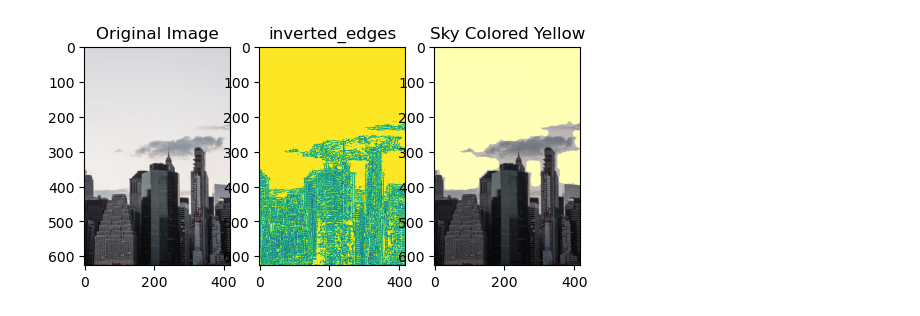
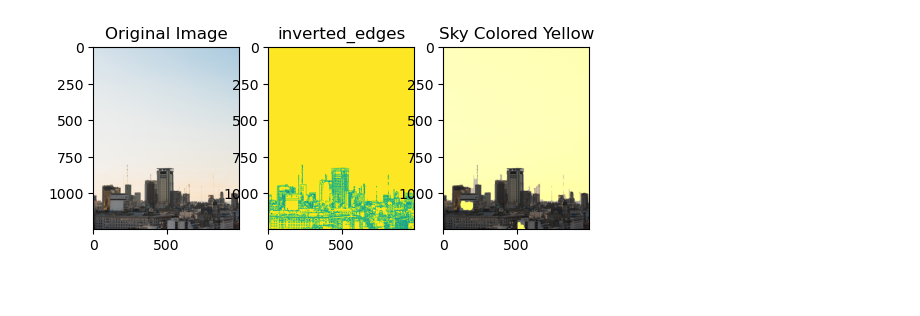
Before and after one commit to smileyround/Sky-Detection-in-Images---A-Computer-Vision-Approach, a Jupyter notebook: sky_final.ipynb, the cells around one changed output. Drawn from its saved outputs; the diff is of its cells as text; code cells hidden in the pictures.

```diff
--- a/sky_final.ipynb
+++ b/sky_final.ipynb
@@ -4,7 +4,7 @@ import numpy as np
 import matplotlib.pyplot as plt
 
 # Load the image
-image = cv2.imread('sky/4.jpeg')
+image = cv2.imread('sky/1.jpeg')
 
 # Convert to RGB
 image_rgb = cv2.cvtColor(image, cv2.COLOR_BGR2RGB)
@@ -17,36 +17,36 @@ upper_blue = np.array([255, 255, 255])
 sky_mask = cv2.inRange(image_rgb, lower_blue, upper_blue)
 
 # Find the edge and remove the edge from the sky
-edges = cv2.Canny(image_rgb,20,20)
+edges = cv2.Canny(image_rgb,100,100)
 inverted_edges = cv2.bitwise_not(edges)
 combined_mask = cv2.bitwise_and(sky_mask, inverted_edges)
 
 # Define a kernel size
 kernel_size = 20
 kernel = cv2.getStructuringElement(cv2.MORPH_ELLIPSE, (kernel_size, kernel_size))
 combined_mask_morpho = cv2.morphologyEx(combined_mask, cv2.MORPH_OPEN, kernel)
 
 # Create an image to apply the mask to
 colored_sky = np.zeros_like(image_rgb)
 colored_sky[np.where(combined_mask_morpho == 255)] = [255, 255, 0]  # Color the sky yellow in RGB format
 
 # Merge the original RGB image with the colored sky
 result_rgb = cv2.addWeighted(image_rgb, 0.8, colored_sky, 1, 0)
 
 
 # Display the original and result images
 plt.subplot(1, 3, 1)
 plt.imshow(image_rgb)
 plt.title('Original Image')
 
 plt.subplot(1, 3, 2)
 plt.imshow(inverted_edges)
 plt.title('inverted_edges')
 
 plt.subplot(1, 3, 3)
 plt.imshow(result_rgb)
 plt.title('Sky Colored Yellow')
 
 plt.show()
 # %% [output]
-[figure, old version]
+[figure, new version]
```
